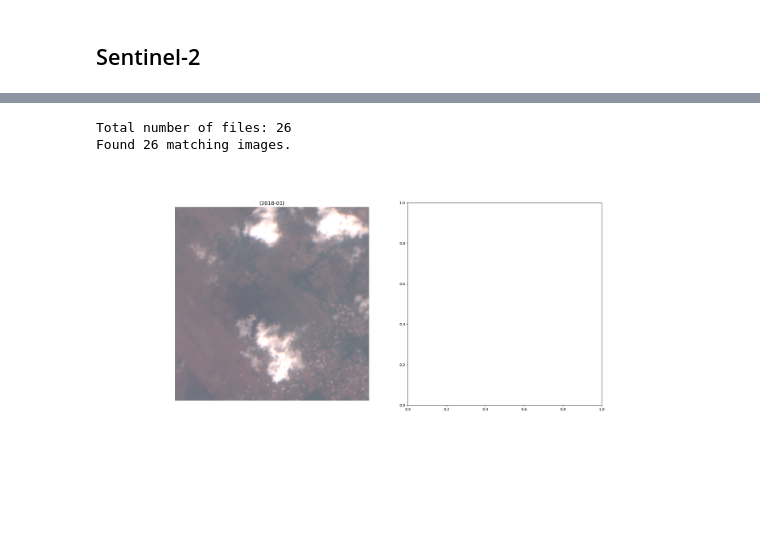
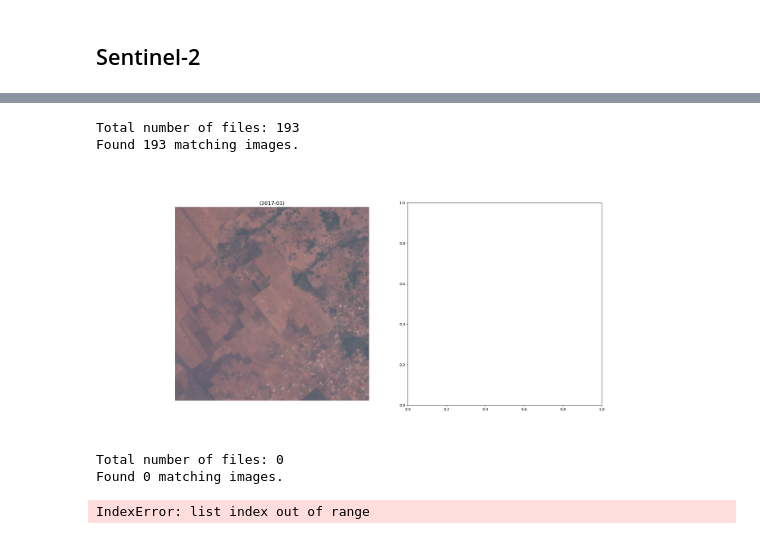
Before and after one commit to fekenzofugi/rsad-time-series, a Jupyter notebook: ghana_dataset.ipynb, the cells around one changed output, grey strips where cells are left out. Drawn from its saved outputs; the diff is of its cells as text; code cells hidden in the pictures; blank space fills up the shorter version.

```diff
--- a/ghana_dataset.ipynb
+++ b/ghana_dataset.ipynb
@@ -177,7 +177,7 @@ import matplotlib.dates as mdates
 scale = 3000
 sample_point = "0"
 # OUTDIR = "s2_ejura_2017_2018"
-OUTDIR = "s2_ejura_2018_2019"
+OUTDIR = "s2_ejura_2017_2020"
 
 n_files, name_files = get_files_info(OUTDIR)
 name_files = sorted(name_files)
@@ -278,12 +278,12 @@ WARNING:rasterio._env:CPLE_AppDefined in s2_ejura_2018_2019/20180107_S2B_MSIL1C_
 WARNING:rasterio._env:CPLE_AppDefined in TIFFReadDirectory:Sum of Photometric type-related color channels and ExtraSamples doesn't match SamplesPerPixel. Defining non-color channels as ExtraSamples.
-Total number of files: 26
-Found 26 matching images.
+Total number of files: 193
+Found 193 matching images.
-[figure, old version]
+[figure, new version]
 # %%
 %matplotlib widget
 
 scale = 30000  # Landsat reflectance scaling
-sample_point = "1"
+sample_point = "0"
 OUTDIR = "l8_ejura_2018_2019"  # your Landsat folder
 
 n_files, name_files = get_files_info(OUTDIR)
@@ -382,3 +382,7 @@ def onclick(event):
 
 fig.canvas.mpl_connect("button_press_event", onclick)
 plt.show()
+# %% [output]
+Total number of files: 0
+Found 0 matching images.
+IndexError: list index out of range
```
Also changed, not shown: parts of 5 cells of this notebook, 8 other files.
